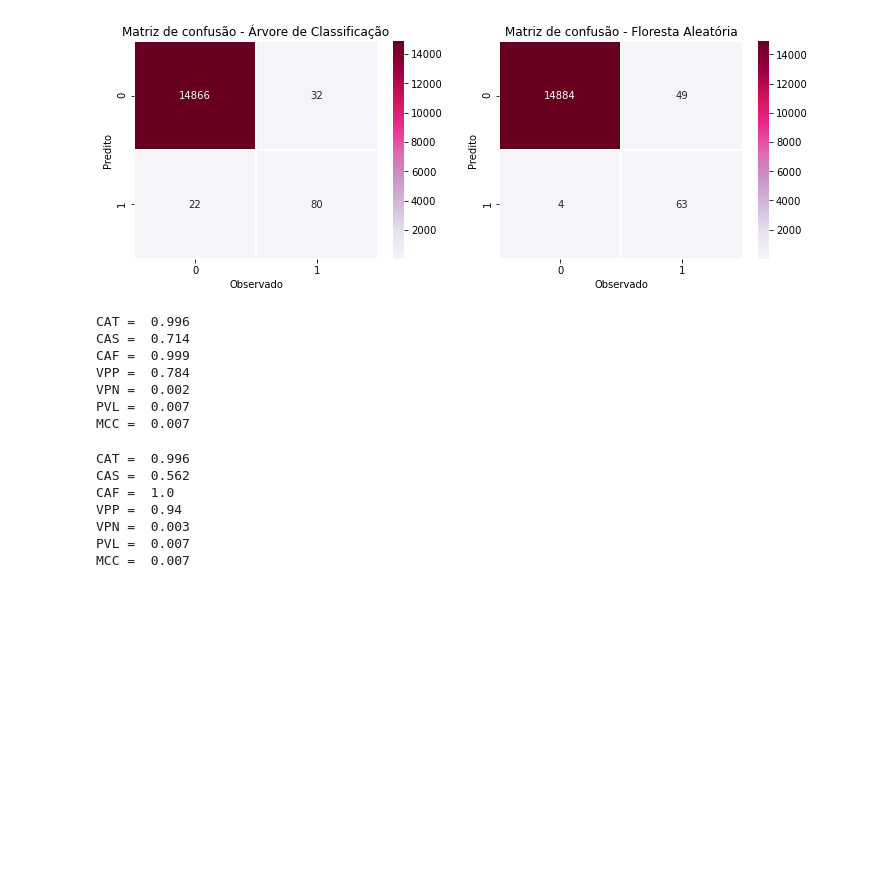
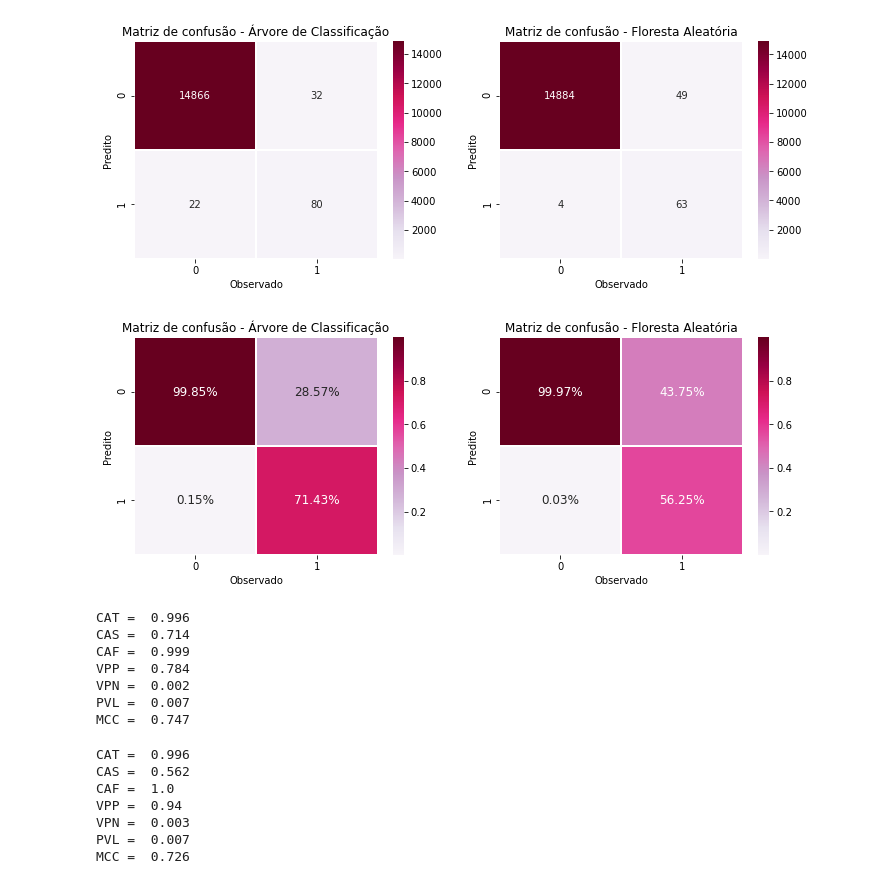
Before and after one commit to rafaamarq/trabalho_graduacao, a Jupyter notebook: Modelagem do Cenário 1.ipynb, the cells around one changed output. Saved outputs shown, nothing was run; the diff lists cells and outputs as text; code cells hidden in the pictures; blank space fills up the shorter version.

```diff
--- a/Modelagem do Cenário 1.ipynb
+++ b/Modelagem do Cenário 1.ipynb
@@ -605,6 +639,23 @@ g1.set(title = "Matriz de confusão - Floresta Aleatória")
 plt.show ()
 # %% [output]
 [figure]
+# %%
+# Matrix de confusão
+fig = plt.figure(figsize=(12,4))
+
+ax1 = fig.add_subplot(121)
+confusion_matrix5 = pd.crosstab(y5_pred, y5_test, rownames = ['Predito'], colnames = ['Observado'])
+g = sns.heatmap(confusion_matrix5/np.sum(confusion_matrix5),fmt='.2%', linewidths=.5, annot = True, cmap='PuRd', annot_kws={"size": 12}, ax = ax1)
+g.set(title = "Matriz de confusão - Árvore de Classificação")
+
+ax2 = fig.add_subplot(122)
+confusion_matrix5_rf = pd.crosstab(y5_pred_rf, y5_test, rownames = ['Predito'], colnames = ['Observado'])
+g1 = sns.heatmap(confusion_matrix5_rf/np.sum(confusion_matrix5_rf), fmt='.2%', linewidths=.5, annot = True, cmap='PuRd',annot_kws={"size": 12}, ax = ax2)
+g1.set(title = "Matriz de confusão - Floresta Aleatória")
+
+plt.show ()
+# %% [output]
+[figure, added]
 # %%
 metricas(confusion_matrix5.iloc[1,1], confusion_matrix5.iloc[0,1], confusion_matrix5.iloc[1,0], confusion_matrix5.iloc[0,0])
 # %% [output]
@@ -614,7 +665,7 @@ CAF =  0.999
 VPP =  0.784
 VPN =  0.002
 PVL =  0.007
-MCC =  0.007
+MCC =  0.747
 # %%
 metricas(confusion_matrix5_rf.iloc[1,1], confusion_matrix5_rf.iloc[0,1], confusion_matrix5_rf.iloc[1,0], confusion_matrix5_rf.iloc[0,0])
 # %% [output]
@@ -624,4 +675,4 @@ CAF =  1.0
 VPP =  0.94
 VPN =  0.003
 PVL =  0.007
-MCC =  0.007
+MCC =  0.726
```
Also changed, not shown: parts of 13 cells of this notebook, 2 other files.
